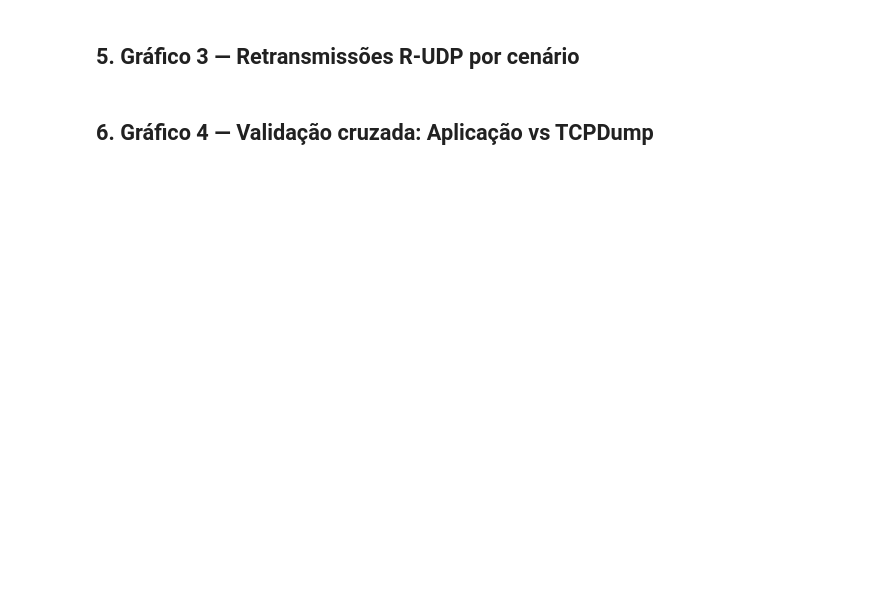
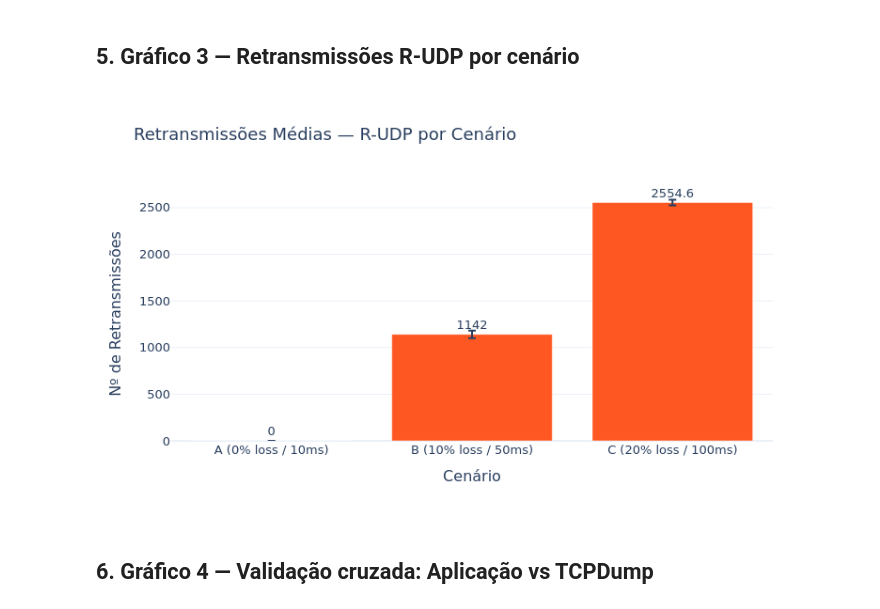
Before and after one commit to luizznelson/redes-ppgcc-tf-fase1, a Jupyter notebook: analysis/analysis_colab.ipynb, the cells around one changed output. Saved outputs shown, nothing was run; the diff lists cells and outputs as text; code cells hidden in the pictures; blank space fills up the shorter version.

```diff
--- a/analysis/analysis_colab.ipynb
+++ b/analysis/analysis_colab.ipynb
@@ -174,27 +187,30 @@ fig.show()
 # %%
 rudp = app_df[app_df['protocol'] == 'R-UDP'].copy()
 
 if 'retransmissions' in rudp.columns and not rudp['retransmissions'].isna().all():
     stats_r = rudp.groupby('scenario')['retransmissions'].agg(['mean', 'std']).reset_index()
     stats_r['scenario_label'] = stats_r['scenario'].map(SCENARIO_LABELS)
 
     fig = go.Figure(go.Bar(
         x=stats_r['scenario_label'],
         y=stats_r['mean'],
         error_y=dict(type='data', array=stats_r['std'].fillna(0).tolist(), visible=True),
         marker_color='#FF5722',
         text=stats_r['mean'].round(1),
         textposition='outside',
     ))
     fig.update_layout(
         title='Retransmissões Médias — R-UDP por Cenário',
         xaxis_title='Cenário', yaxis_title='Nº de Retransmissões',
         template='plotly_white', font=dict(size=13),
     )
     fig.write_html(os.path.join(PLOTS_DIR, 'retransmissions.html'))
     fig.show()
+    show_png('retransmissions.png')
 else:
     print('[SKIP] Dados de retransmissão não disponíveis')
+# %% [output]
+[figure, added]
 # %% [markdown]
 ## 6. Gráfico 4 — Validação cruzada: Aplicação vs TCPDump
 # %%
```
Also changed, not shown: parts of 4 cells of this notebook, 5 other files.
